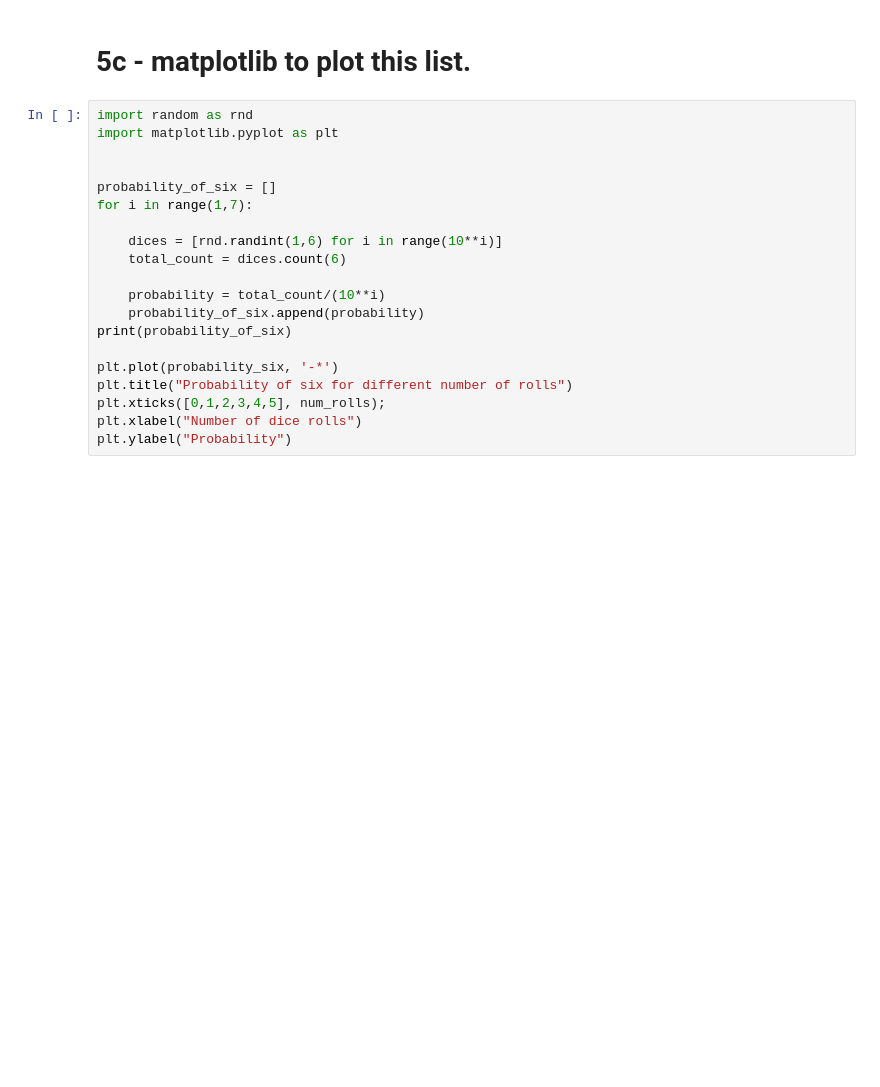
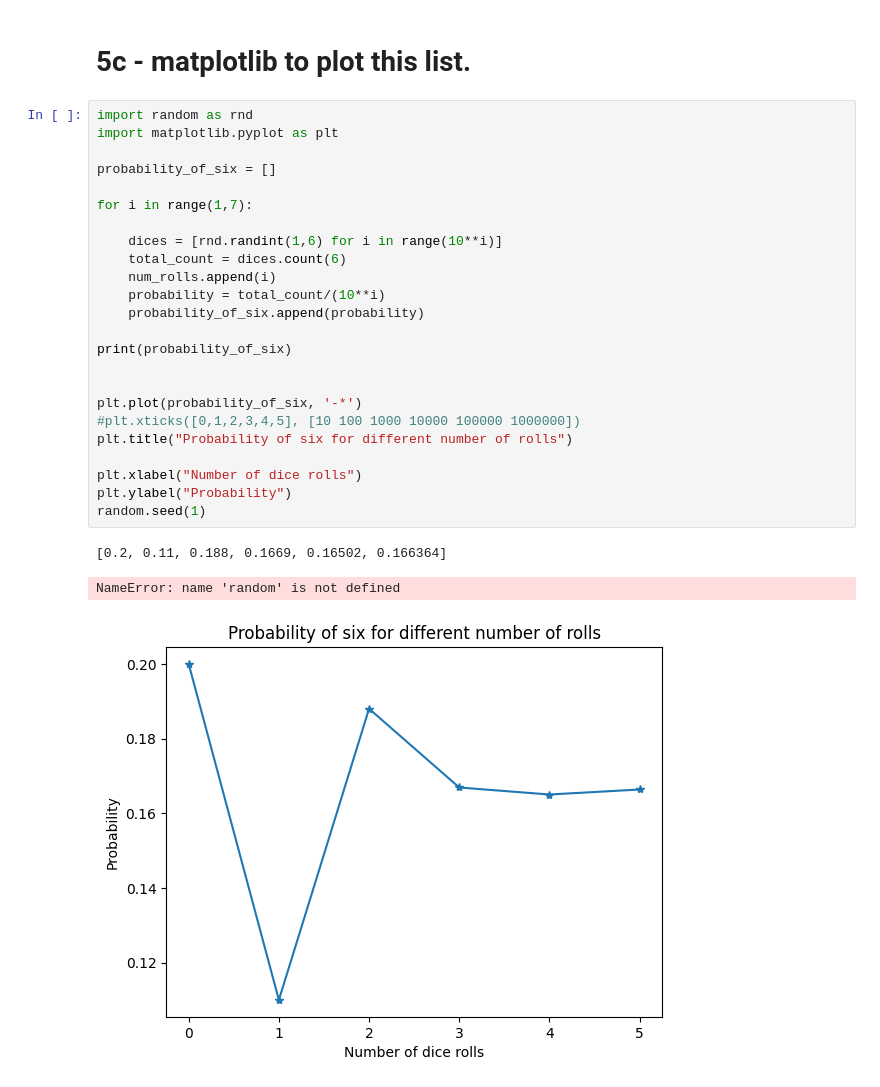
Before and after one commit to VineelaNedunuri/Python-vineela-nedunuri, a Jupyter notebook: Exercises/EX004.ipynb, the cells around one changed output. Cells and saved outputs as stored; diff of their text form; blank space fills up the shorter version.

```diff
--- a/Exercises/EX004.ipynb
+++ b/Exercises/EX004.ipynb
@@ -148,20 +148,28 @@ The probability of outcome six  [0.1, 0.2, 0.179, 0.1684, 0.16662, 0.16606]
 # %%
 import random as rnd
 import matplotlib.pyplot as plt
 
+probability_of_six = []
 
-probability_of_six = []
 for i in range(1,7):
 
     dices = [rnd.randint(1,6) for i in range(10**i)]
     total_count = dices.count(6)
-
+    num_rolls.append(i)
     probability = total_count/(10**i)
     probability_of_six.append(probability)
+
 print(probability_of_six)
 
-plt.plot(probability_six, '-*')
+
+plt.plot(probability_of_six, '-*')
+#plt.xticks([0,1,2,3,4,5], [10 100 1000 10000 100000 1000000])
 plt.title("Probability of six for different number of rolls")
-plt.xticks([0,1,2,3,4,5], num_rolls);
+
 plt.xlabel("Number of dice rolls")
 plt.ylabel("Probability")
+random.seed(1)
+# %% [output]
+[0.2, 0.11, 0.188, 0.1669, 0.16502, 0.166364]
+NameError: name 'random' is not defined
+[figure, added]
```
Also changed, not shown: parts of 2 cells of this notebook.
